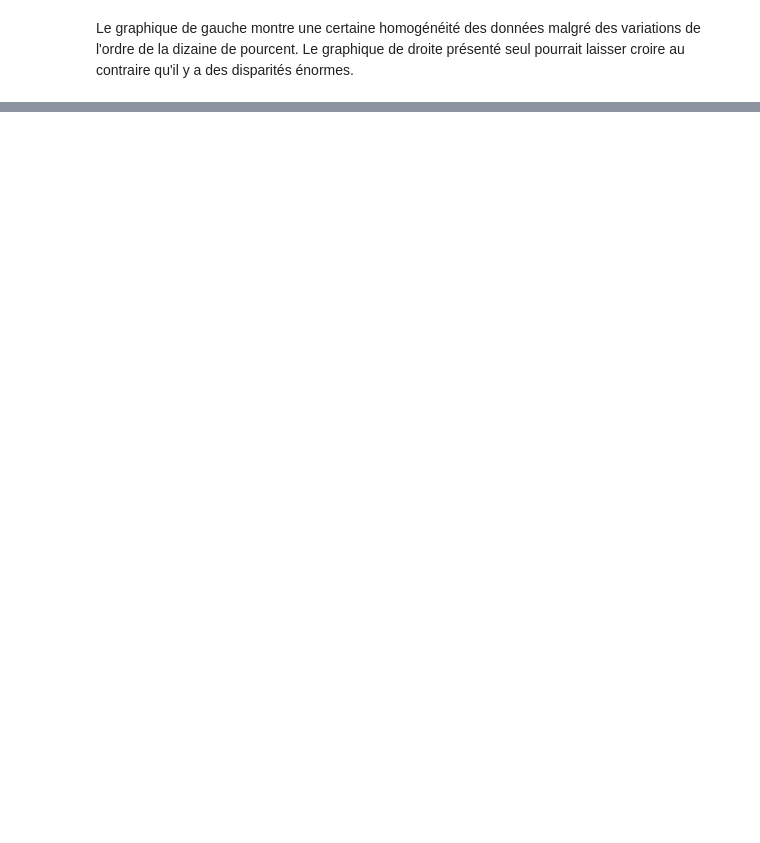
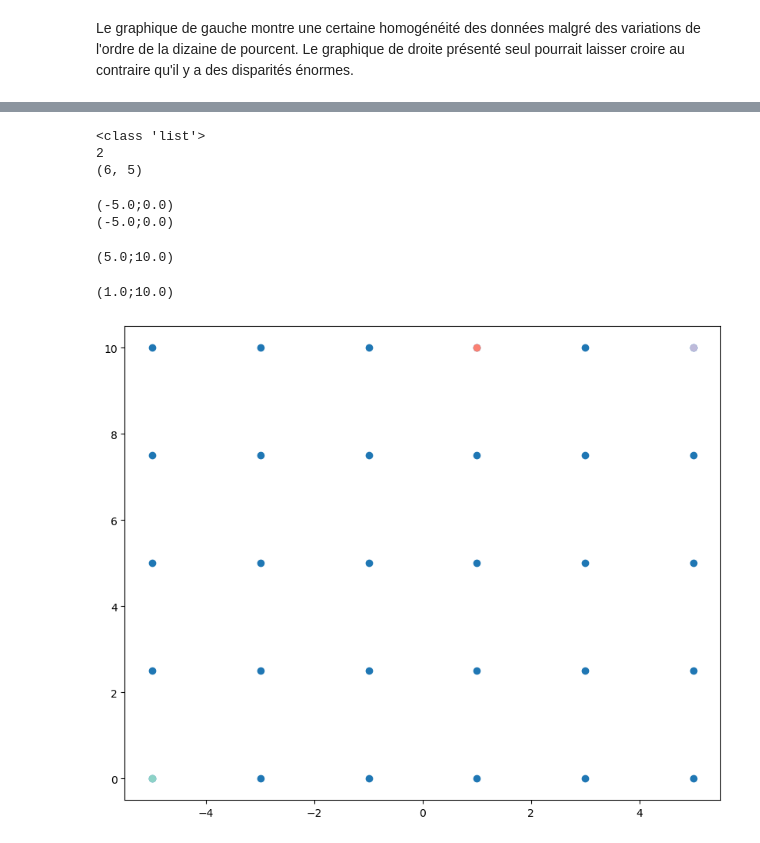
Before and after one commit to MartinVerot/ONP, a Jupyter notebook: exo/ch8-matplotlib.ipynb, the cells around one changed output, grey strips where cells are left out. Saved outputs shown, nothing was run; the diff lists cells and outputs as text; code cells hidden in the pictures; blank space fills up the shorter version.

Commit message:
meshgrid + commentaires

```diff
--- a/exo/ch8-matplotlib.ipynb
+++ b/exo/ch8-matplotlib.ipynb
@@ -118,0 +144,54 @@ Le graphique de gauche montre une certaine homogénéité des données malgré d
+# %%
+# On créé des points pour D dimensions (ici, 2 dimensions)
+xs = np.linspace(-5, 5, 6)
+ys = np.linspace(0, 10, 5)
+grid = np.meshgrid(xs, ys, indexing="ij")
+# xx et yy vont correspondre aux valeurs des x et des y
+xx, yy = grid
+# %%
+# grid est une liste
+print(type(grid))
+# de longueur D
+print(len(grid))
+# et pour chaque coordonnée, on va la stocker également dans un tableau à D dimensions
+print(grid[0].shape)
+# %% [output]
+<class 'list'>
+2
+(6, 5)
+# %%
+# on va afficher la coordonnée du premier point en x et en y :
+print("({};{})".format(grid[0][0, 0], grid[1][0, 0]))
+print("({};{})".format(xx[0, 0], yy[0, 0]))
+# %% [output]
+(-5.0;0.0)
+(-5.0;0.0)
+# %%
+# Pour le dernier point
+print("({};{})".format(xx[-1, -1], yy[-1, -1]))
+# %% [output]
+(5.0;10.0)
+# %%
+# Pour un point intermédiaire
+print("({};{})".format(xx[3, 4], yy[3, 4]))
+# %% [output]
+(1.0;10.0)
+# %%
+fig = plt.figure(figsize=(10, 8))
+
+gs = fig.add_gridspec(1, 1)
+ax = fig.add_subplot(gs[0, 0])
+
+# on trace le nuage de points
+ax.scatter(xx, yy)
+
+
+# on va ajouter le premier point en vert
+ax.scatter(xx[0, 0], yy[0, 0], color="#8dd3c7")
+# on va ajouter le dernier point en violet
+ax.scatter(xx[-1, -1], yy[-1, -1], color="#bebada")
+# Et le point intermédiaire en rouge
+ax.scatter(xx[3, 4], yy[3, 4], color="#fb8072")
+plt.show()
+# %% [output]
+[figure, added]
```
Also changed, not shown: parts of 4 cells of this notebook, 6 other files.
